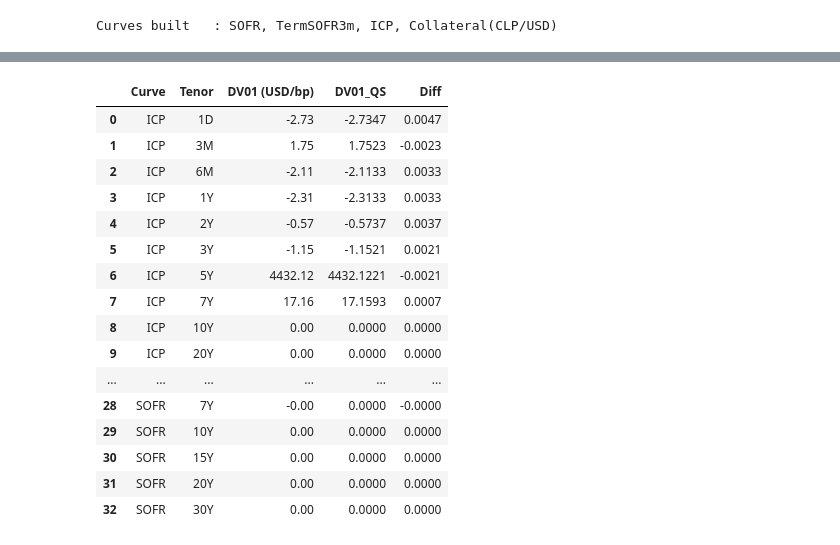
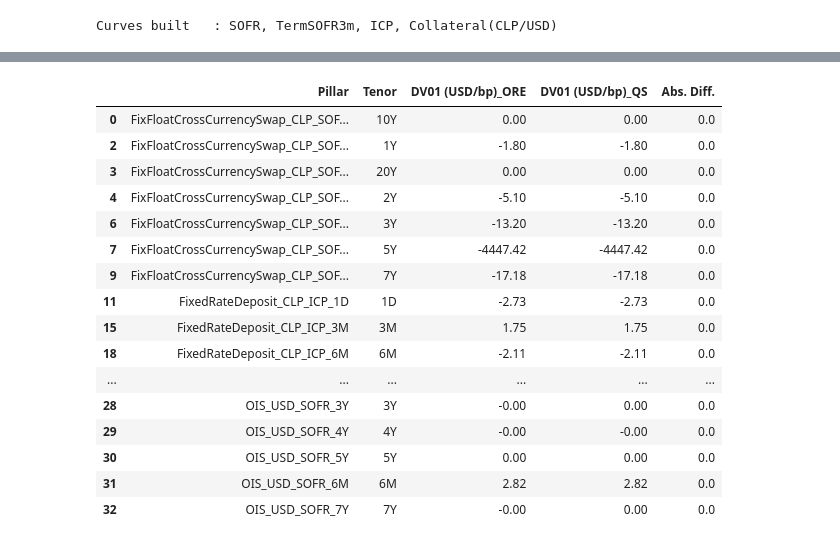
Before and after one commit to jmelo11/quantsupport, a Jupyter notebook: examples/sensitivity/bechmark/sensitivity.ipynb, the cells around one changed output, grey strips where cells are left out. Drawn from its saved outputs; the diff is of its cells as text; code cells hidden in the pictures.

```diff
--- a/examples/sensitivity/bechmark/sensitivity.ipynb
+++ b/examples/sensitivity/bechmark/sensitivity.ipynb
@@ -397,15 +388,15 @@ xccy_swap = ore.CrossCcyBasisSwap(
 )
 
 coll_handle = ore.YieldTermStructureHandle(coll_curve)
+fx_quote = ore.SimpleQuote(1/fx_spot)
 xccy_engine = ore.CrossCcySwapEngine(
     ore.USDCurrency(), sofr_handle,
     ore.CLPCurrency(), coll_handle,
-    ore.QuoteHandle(ore.SimpleQuote(1/fx_spot))
+    ore.QuoteHandle(fx_quote)
 )
 xccy_swap.setPricingEngine(xccy_engine)
 
-print(f"CLP/USD XCCY Basis 5Y  |  NPV = {xccy_swap.NPV():,.2f}")
-print(f"  Pay USD leg NPV = {xccy_swap.legNPV(0):,.2f}")
-print(f"  Rec CLP leg NPV = {xccy_swap.legNPV(1):,.2f}")
-print(f"  Fair Spread on CLP leg = {xccy_swap.fairPaySpread()*10000:.2f} bp")
+qs_xccy = next(p for p in qs_results['products'] if p['label'] == 'Cross-Currency Swap CLP/USD 5Y (receive CLP ICP, pay USD SOFR)')
+print(f"ORE CLP/USD XCCY 5Y  |  NPV = {xccy_swap.NPV():,.2f} USD")
+print(f"QS  CLP/USD XCCY 5Y  |  NPV = {qs_xccy['npv']:,.2f} USD")
 # %% [output]
@@ -495,48 +420,100 @@ for tenor, q in zip(icp_tenors, icp_quotes):
 # Bump CLP_COLLUSD (collateral / discount for CLP leg)
 for tenor, q in zip(coll_tenors, coll_quotes):
     if 'fxPoints' in q:
         rq = q['fxPoints']
     elif 'rate' in q:
         rq = q['rate']
     else:
         continue
     orig = rq.value()
     rq.setValue(orig + bump)
     v_up = xccy_swap.NPV()
     rq.setValue(orig - bump)
     v_down = xccy_swap.NPV()
     rq.setValue(orig)
     dv01 = (v_up - v_down) / 2
     xccy_swap_rows.append({"Curve": "CLP_COLLUSD", "Tenor": tenor, "DV01 (USD/bp)": round(dv01, 2)})
 
 # Bump SOFR (USD discount)
 for tenor, q in zip(sofr_tenors, sofr_quotes):
     rq = q['rate']
     orig = rq.value()
     rq.setValue(orig + bump)
     v_up = xccy_swap.NPV()
     rq.setValue(orig - bump)
     v_down = xccy_swap.NPV()
     rq.setValue(orig)
     dv01 = (v_up - v_down) / 2
     xccy_swap_rows.append({"Curve": "SOFR", "Tenor": tenor, "DV01 (USD/bp)": round(dv01, 2)})
 
-compare_sensitivities(xccy_swap_rows, "Cross-Currency Swap CLP/USD 5Y (receive CLP ICP, pay USD SOFR)")
+# Bump FX spot (USD/CLP)
+orig_fx = fx_quote.value()
+fx_quote.setValue(orig_fx + bump)
+v_up = xccy_swap.NPV()
+fx_quote.setValue(orig_fx - bump)
+v_down = xccy_swap.NPV()
+fx_quote.setValue(orig_fx)
+dv01_fx = (v_up - v_down) / 2
+xccy_swap_rows.append({"Curve": "FX", "Tenor": "Spot", "DV01 (USD/bp)": round(dv01_fx, 2)})
+
+xccy_sensitivity_df = pd.DataFrame(xccy_swap_rows)
+
+def map_qs_pillar_to_curve_tenor(pillar):
+    if pillar.startswith("FixedRateDeposit_CLP_ICP_") or pillar.startswith("OIS_CLP_ICP_"):
+        return "ICP", pillar.split("_")[-1]
+    if pillar.startswith("FxForwardPoints_USDCLP_") or pillar.startswith("FixFloatCrossCurrencySwap_CLP_SOFR_USD_"):
+        return "CLP_COLLUSD", pillar.split("_")[-1]
+    if pillar.startswith("FixedRateDeposit_USD_SOFR_") or pillar.startswith("OIS_USD_SOFR_"):
+        return "SOFR", pillar.split("_")[-1]
+    if pillar == "USD/CLP":
+        return "FX", "Spot"
+    return None, None
+
+qs_rows = []
+qs_sens = qs_results['products'][3]['sensitivities']
+for s in qs_sens:
+    curve_name, tenor_name = map_qs_pillar_to_curve_tenor(s["pillar"])
+    if curve_name is None:
+        continue
+    qs_rows.append({
+        "Curve": curve_name,
+        "Tenor": tenor_name,
+        "Pillar": s["pillar"],
+        "DV01 (USD/bp)": round(s["dv01"], 2)
+    })
+
+qs_sensitivities = pd.DataFrame(qs_rows)
+merged_df = xccy_sensitivity_df.merge(
+    qs_sensitivities,
+    on=["Curve", "Tenor"],
+    how="outer",
+    suffixes=("_ORE", "_QS")
+)
+
+# Sort by tenor duration
+tenor_order = {"1D": 0, "1W": 1, "2W": 2, "1M": 3, "2M": 4, "3M": 5, "6M": 6,
+               "9M": 7, "1Y": 8, "2Y": 9, "3Y": 10, "4Y": 11, "5Y": 12,
+               "7Y": 13, "10Y": 14, "15Y": 15, "20Y": 16, "30Y": 17, "Spot": 18}
+merged_df["_sort"] = merged_df["Tenor"].map(tenor_order)
+merged_df = merged_df.sort_values(["Pillar"]).drop(columns="_sort").reset_index(drop=True)
+
+merged_df["Abs. Diff."] = (merged_df["DV01 (USD/bp)_ORE"] - merged_df["DV01 (USD/bp)_QS"]).abs().round(2)
+merged_df[["Pillar", "Tenor", "DV01 (USD/bp)_ORE", "DV01 (USD/bp)_QS", "Abs. Diff."]]
 # %% [output]
-|  | Curve | Tenor | DV01 (USD/bp) | DV01_QS | Diff |
-| 0 | ICP | 1D | -2.73 | -2.7347 | 0.0047 |
-| 1 | ICP | 3M | 1.75 | 1.7523 | -0.0023 |
-| 2 | ICP | 6M | -2.11 | -2.1133 | 0.0033 |
-| 3 | ICP | 1Y | -2.31 | -2.3133 | 0.0033 |
-| 4 | ICP | 2Y | -0.57 | -0.5737 | 0.0037 |
-| 5 | ICP | 3Y | -1.15 | -1.1521 | 0.0021 |
-| 6 | ICP | 5Y | 4432.12 | 4432.1221 | -0.0021 |
-| 7 | ICP | 7Y | 17.16 | 17.1593 | 0.0007 |
-| 8 | ICP | 10Y | 0.00 | 0.0000 | 0.0000 |
-| 9 | ICP | 20Y | 0.00 | 0.0000 | 0.0000 |
+|  | Pillar | Tenor | DV01 (USD/bp)_ORE | DV01 (USD/bp)_QS | Abs. Diff. |
+| 0 | FixFloatCrossCurrencySwap_CLP_SOF... | 10Y | 0.00 | 0.00 | 0.0 |
+| 2 | FixFloatCrossCurrencySwap_CLP_SOF... | 1Y | -1.80 | -1.80 | 0.0 |
+| 3 | FixFloatCrossCurrencySwap_CLP_SOF... | 20Y | 0.00 | 0.00 | 0.0 |
+| 4 | FixFloatCrossCurrencySwap_CLP_SOF... | 2Y | -5.10 | -5.10 | 0.0 |
+| 6 | FixFloatCrossCurrencySwap_CLP_SOF... | 3Y | -13.20 | -13.20 | 0.0 |
+| 7 | FixFloatCrossCurrencySwap_CLP_SOF... | 5Y | -4447.42 | -4447.42 | 0.0 |
+| 9 | FixFloatCrossCurrencySwap_CLP_SOF... | 7Y | -17.18 | -17.18 | 0.0 |
+| 11 | FixedRateDeposit_CLP_ICP_1D | 1D | -2.73 | -2.73 | 0.0 |
+| 15 | FixedRateDeposit_CLP_ICP_3M | 3M | 1.75 | 1.75 | 0.0 |
+| 18 | FixedRateDeposit_CLP_ICP_6M | 6M | -2.11 | -2.11 | 0.0 |
 | ... | ... | ... | ... | ... | ... |
-| 28 | SOFR | 7Y | -0.00 | 0.0000 | -0.0000 |
-| 29 | SOFR | 10Y | 0.00 | 0.0000 | 0.0000 |
-| 30 | SOFR | 15Y | 0.00 | 0.0000 | 0.0000 |
-| 31 | SOFR | 20Y | 0.00 | 0.0000 | 0.0000 |
-| 32 | SOFR | 30Y | 0.00 | 0.0000 | 0.0000 |
+| 28 | OIS_USD_SOFR_3Y | 3Y | -0.00 | 0.00 | 0.0 |
+| 29 | OIS_USD_SOFR_4Y | 4Y | -0.00 | -0.00 | 0.0 |
+| 30 | OIS_USD_SOFR_5Y | 5Y | 0.00 | 0.00 | 0.0 |
+| 31 | OIS_USD_SOFR_6M | 6M | 2.82 | 2.82 | 0.0 |
+| 32 | OIS_USD_SOFR_7Y | 7Y | -0.00 | 0.00 | 0.0 |
```
Also changed, not shown: parts of 20 cells of this notebook, 1 other file.
